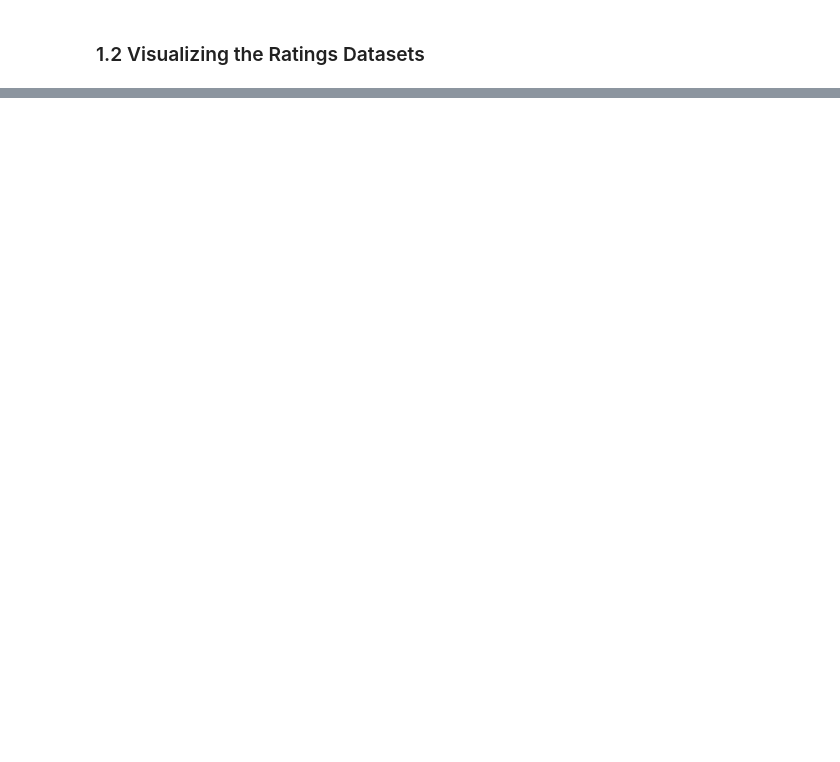
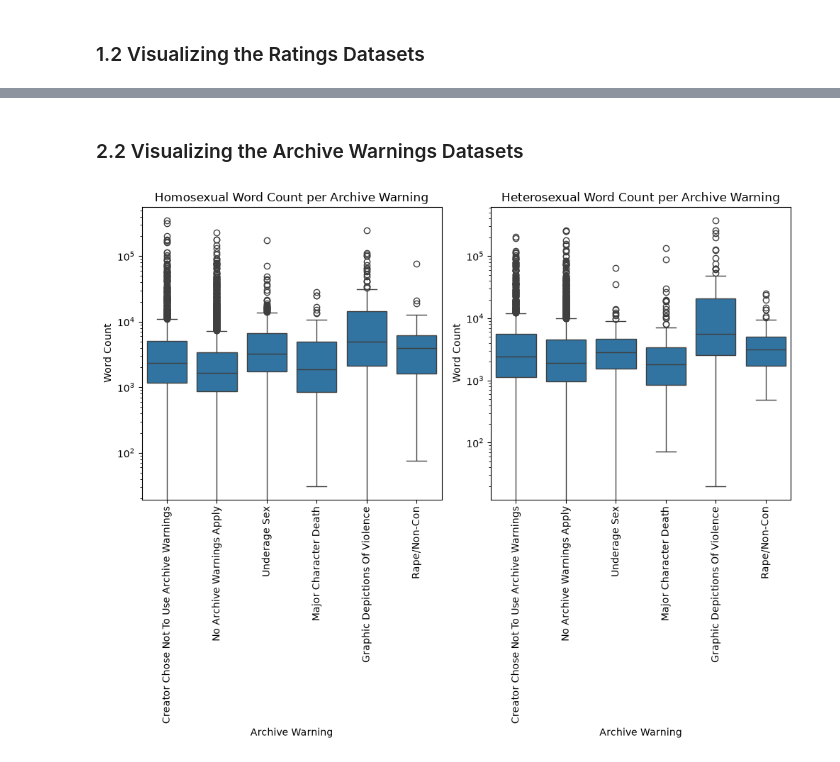
Before and after one commit to Cameron-Meinsma/ma_dh_thesis_v2, a Jupyter notebook: sub_rq_3_word_count.ipynb, the cells around one changed output, grey strips where cells are left out. Drawn from its saved outputs; the diff is of its cells as text; code cells hidden in the pictures; blank space fills up the shorter version.

```diff
--- a/sub_rq_3_word_count.ipynb
+++ b/sub_rq_3_word_count.ipynb
@@ -176,0 +224,47 @@ plt.show()
+# %% [markdown]
+### 2.2 Visualizing the Archive Warnings Datasets
+# %%
+fig, ax = plt.subplots(1, 2, figsize=(10, 8)) # Set figure size
+
+# Filtered by F/F + M/M
+ff_mm_aws_boxplot = ff_mm_wc_aws.to_pandas() # Convert Polars to pandas
+ff_mm_aws_boxplot = ff_mm_aws_boxplot.loc[ff_mm_aws_boxplot.index.repeat(ff_mm_aws_boxplot["count"])].reset_index(drop=True) # Repeat each row according to its frequency
+
+# Create the box plots
+ax[0] = sns.boxplot(
+    data=ff_mm_aws_boxplot,
+    x="Archive Warning",
+    y="words",
+    ax=ax[0]
+)
+
+ax[0].set_xlabel("Archive Warning")
+ax[0].set_ylabel("Word Count")
+ax[0].set_title("Homosexual Word Count per Archive Warning")
+
+# Filtered by F/M
+fm_aws_boxplot = fm_wc_aws.to_pandas() # Convert Polars to pandas
+fm_aws_boxplot = fm_aws_boxplot.loc[fm_aws_boxplot.index.repeat(fm_aws_boxplot["count"])].reset_index(drop=True) # Repeat each row according to its frequency
+
+# Create the box plots
+sns.boxplot(
+    data=fm_aws_boxplot,
+    x="Archive Warning",
+    y="words",
+    ax=ax[1]
+)
+
+ax[1].set_xlabel("Archive Warning")
+ax[1].set_ylabel("Word Count")
+ax[1].set_title("Heterosexual Word Count per Archive Warning")
+
+ax[0].set_yscale("log")
+ax[1].set_yscale("log")
+
+ax[0].set_xticklabels(aws, rotation=90)
+ax[1].set_xticklabels(aws, rotation=90)
+
+plt.tight_layout()
+plt.show()
+# %% [output]
+[figure, added]
```
Also changed, not shown: parts of 5 cells of this notebook.
